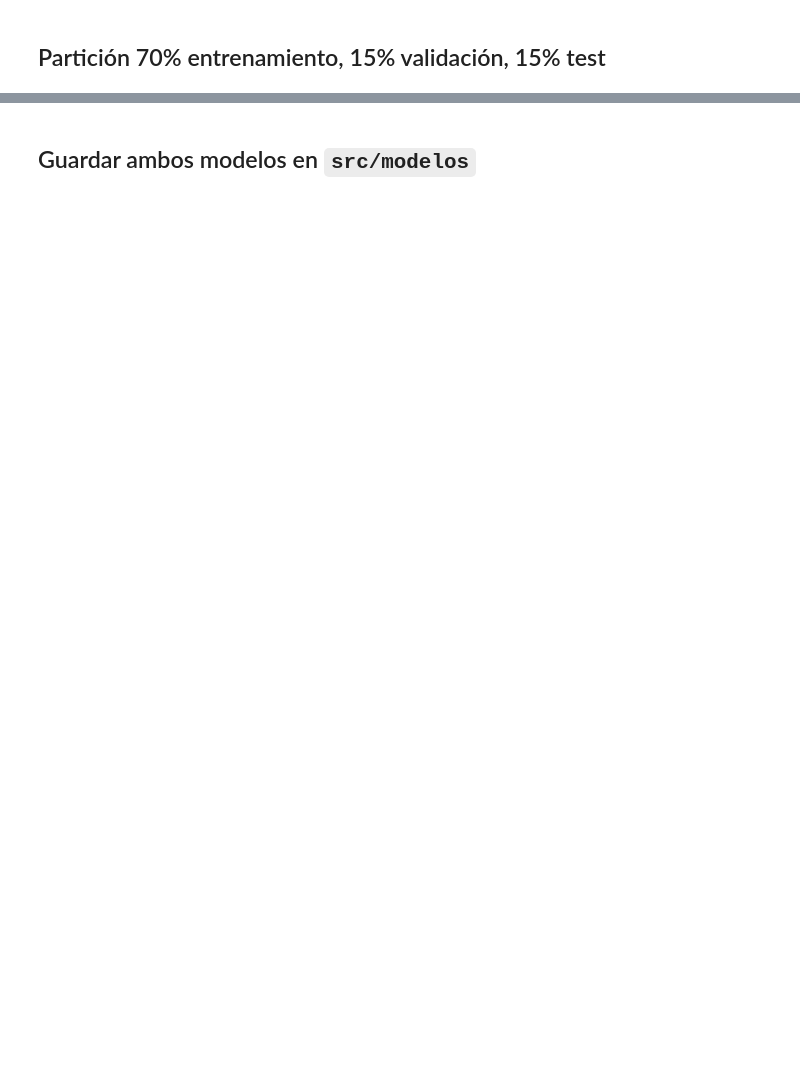
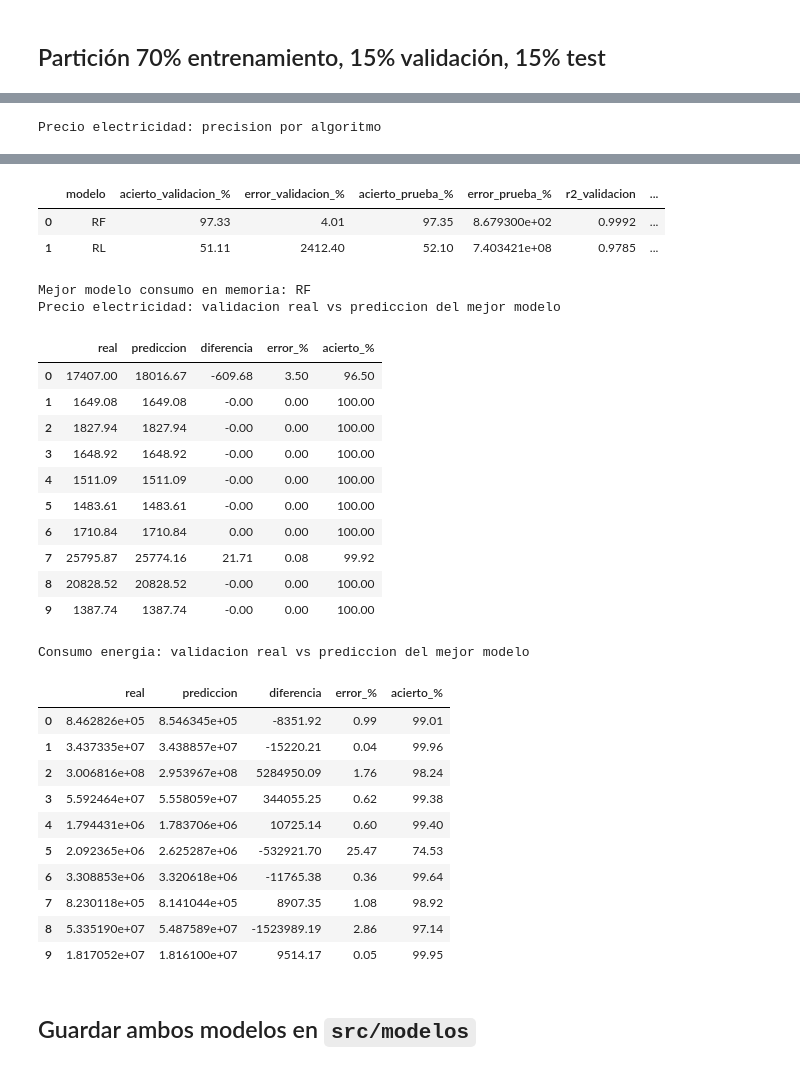
Before and after one commit to DiegoMonteroCRC/Prediccion_Consumo_Energia_Costa_Rica, a Jupyter notebook: notebooks/Flujo_Modelo.ipynb, the cells around one changed output, grey strips where cells are left out. Cells and saved outputs as stored; diff of their text form; code cells hidden in the pictures; blank space fills up the shorter version.

```diff
--- a/notebooks/Flujo_Modelo.ipynb
+++ b/notebooks/Flujo_Modelo.ipynb
@@ -36,7 +19,2 @@ from datos.CargadorDatos import CargadorDatos
 # %% [markdown]
 ## Cargar la vista modelo desde la BD
-# %%
-cargador = CargadorDatos()
-cargador.sql_view_to_df("vw_modelo_predictivo_central_tarifa_mensual", schema="Fact_Dim")
-df = cargador.df
-df.head()
@@ -162,0 +98,12 @@ X.shape, y.shape
+# %%
+modelo_prediccion_consumo_empresa = ModelosML()
+modelo_prediccion_consumo_empresa.sql_view_to_df("prediccion_consumo_empresa", schema="Fact_Dim")\
+                     .separar_columnas_texto_numericas()
+
+print("Vista prediccion_consumo_empresa:", modelo_prediccion_consumo_empresa.df.shape)
+print("Columnas con texto:", len(modelo_prediccion_consumo_empresa.columnas_texto))
+print(modelo_prediccion_consumo_empresa.df_texto)
+print("Columnas numericas:", len(modelo_prediccion_consumo_empresa.columnas_numericas))
+print(modelo_prediccion_consumo_empresa.df_numericas)
+
+display(modelo_prediccion_consumo_empresa.df.head())
@@ -254,0 +228,35 @@ metricas_test
+# %%
+comparacion_precio = modelo_prediccion_precio_mes.comparar_modelos()
+comparacion_consumo = modelo_prediccion_consumo_empresa.comparar_modelos()
+
+print("Precio electricidad: precision por algoritmo")
+display(comparacion_precio)
+print("Mejor modelo precio en memoria:", modelo_prediccion_precio_mes.mejor_modelo_nombre)
+
+print("Consumo energia: precision por algoritmo")
+display(comparacion_consumo)
+print("Mejor modelo consumo en memoria:", modelo_prediccion_consumo_empresa.mejor_modelo_nombre)
+
+validacion_precio_mejor = modelo_prediccion_precio_mes.evaluar_validacion(
+    modelo=modelo_prediccion_precio_mes.mejor_modelo_nombre
+)
+validacion_consumo_mejor = modelo_prediccion_consumo_empresa.evaluar_validacion(
+    modelo=modelo_prediccion_consumo_empresa.mejor_modelo_nombre
+)
+
+def salida_simple_validacion(df, filas=10):
+    return pd.DataFrame({
+        "real": df["real"].round(2),
+        "prediccion": df["prediccion"].round(2),
+        "diferencia": df["error"].round(2),
+        "error_%": df["error_porcentaje"].round(2),
+        "acierto_%": df["acierto_porcentaje"].round(2),
+    }).head(filas)
+
+print("Precio electricidad: validacion real vs prediccion del mejor modelo")
+display(salida_simple_validacion(validacion_precio_mejor))
+
+print("Consumo energia: validacion real vs prediccion del mejor modelo")
+display(salida_simple_validacion(validacion_consumo_mejor))
+# %% [output]
+Precio electricidad: precision por algoritmo
@@ -255,2 +268,30 @@ metricas_test
+|  | modelo | acierto_validacion_% | error_validacion_% | acierto_prueba_% | error_prueba_% | r2_validacion | ... |
+| 0 | RF | 97.33 | 4.01 | 97.35 | 8.679300e+02 | 0.9992 | ... |
+| 1 | RL | 51.11 | 2412.40 | 52.10 | 7.403421e+08 | 0.9785 | ... |
+Mejor modelo consumo en memoria: RF
+Precio electricidad: validacion real vs prediccion del mejor modelo
+|  | real | prediccion | diferencia | error_% | acierto_% |
+| 0 | 17407.00 | 18016.67 | -609.68 | 3.50 | 96.50 |
+| 1 | 1649.08 | 1649.08 | -0.00 | 0.00 | 100.00 |
+| 2 | 1827.94 | 1827.94 | -0.00 | 0.00 | 100.00 |
+| 3 | 1648.92 | 1648.92 | -0.00 | 0.00 | 100.00 |
+| 4 | 1511.09 | 1511.09 | -0.00 | 0.00 | 100.00 |
+| 5 | 1483.61 | 1483.61 | -0.00 | 0.00 | 100.00 |
+| 6 | 1710.84 | 1710.84 | 0.00 | 0.00 | 100.00 |
+| 7 | 25795.87 | 25774.16 | 21.71 | 0.08 | 99.92 |
+| 8 | 20828.52 | 20828.52 | -0.00 | 0.00 | 100.00 |
+| 9 | 1387.74 | 1387.74 | -0.00 | 0.00 | 100.00 |
+Consumo energia: validacion real vs prediccion del mejor modelo
+|  | real | prediccion | diferencia | error_% | acierto_% |
+| 0 | 8.462826e+05 | 8.546345e+05 | -8351.92 | 0.99 | 99.01 |
+| 1 | 3.437335e+07 | 3.438857e+07 | -15220.21 | 0.04 | 99.96 |
+| 2 | 3.006816e+08 | 2.953967e+08 | 5284950.09 | 1.76 | 98.24 |
+| 3 | 5.592464e+07 | 5.558059e+07 | 344055.25 | 0.62 | 99.38 |
+| 4 | 1.794431e+06 | 1.783706e+06 | 10725.14 | 0.60 | 99.40 |
+| 5 | 2.092365e+06 | 2.625287e+06 | -532921.70 | 25.47 | 74.53 |
+| 6 | 3.308853e+06 | 3.320618e+06 | -11765.38 | 0.36 | 99.64 |
+| 7 | 8.230118e+05 | 8.141044e+05 | 8907.35 | 1.08 | 98.92 |
+| 8 | 5.335190e+07 | 5.487589e+07 | -1523989.19 | 2.86 | 97.14 |
+| 9 | 1.817052e+07 | 1.816100e+07 | 9514.17 | 0.05 | 99.95 |
 # %% [markdown]
 ## Guardar ambos modelos en `src/modelos`
```
Also changed, not shown: parts of 33 cells of this notebook, 20 other files.
